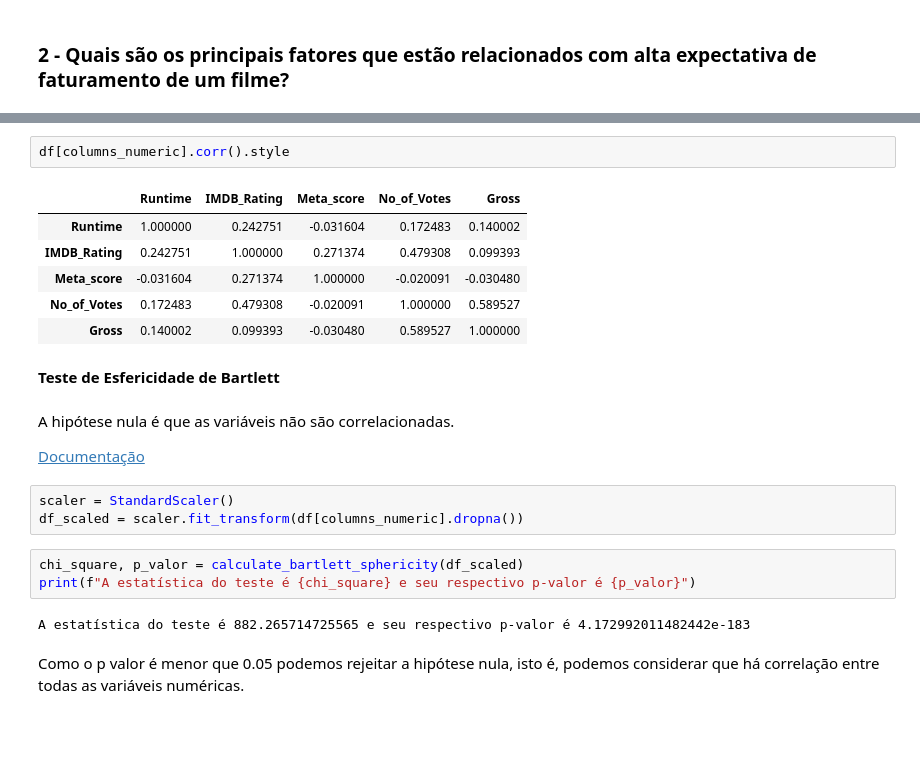
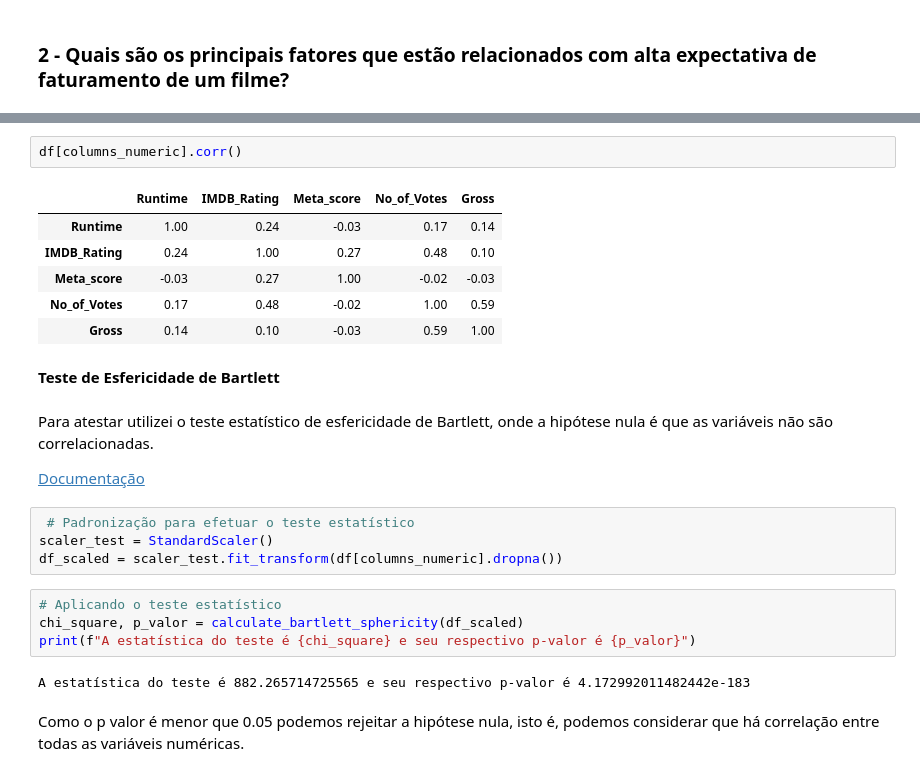
Before and after one commit to AurelioGuilherme/Desafio_Ciencia_de_Dados, a Jupyter notebook: Notebooks/LH_CD_AURELIO.ipynb, the cells around one changed output, grey strips where cells are left out. Saved outputs shown, nothing was run; the diff lists cells and outputs as text; blank space fills up the shorter version.

```diff
--- a/Notebooks/EDA.ipynb
+++ b/Notebooks/LH_CD_AURELIO.ipynb
@@ -1430,22 +1463,24 @@ O faturamento do filme tem maior correção positiva com a quantidade votos.
 # %%
-df[columns_numeric].corr().style
+df[columns_numeric].corr()
 # %% [output]
 |  | Runtime | IMDB_Rating | Meta_score | No_of_Votes | Gross |
-| Runtime | 1.000000 | 0.242751 | -0.031604 | 0.172483 | 0.140002 |
-| IMDB_Rating | 0.242751 | 1.000000 | 0.271374 | 0.479308 | 0.099393 |
-| Meta_score | -0.031604 | 0.271374 | 1.000000 | -0.020091 | -0.030480 |
-| No_of_Votes | 0.172483 | 0.479308 | -0.020091 | 1.000000 | 0.589527 |
-| Gross | 0.140002 | 0.099393 | -0.030480 | 0.589527 | 1.000000 |
+| Runtime | 1.00 | 0.24 | -0.03 | 0.17 | 0.14 |
+| IMDB_Rating | 0.24 | 1.00 | 0.27 | 0.48 | 0.10 |
+| Meta_score | -0.03 | 0.27 | 1.00 | -0.02 | -0.03 |
+| No_of_Votes | 0.17 | 0.48 | -0.02 | 1.00 | 0.59 |
+| Gross | 0.14 | 0.10 | -0.03 | 0.59 | 1.00 |
 # %% [markdown]
 **Teste de Esfericidade de Bartlett**
 # %% [markdown]
-A hipótese nula é que as variáveis não são correlacionadas.
+Para atestar utilizei o teste estatístico de esfericidade de Bartlett, onde a hipótese nula é que as variáveis não são correlacionadas.
 
 [Documentação](https://factor-analyzer.readthedocs.io/en/latest/index.html)
 # %%
-scaler = StandardScaler()
-df_scaled = scaler.fit_transform(df[columns_numeric].dropna())
+ # Padronização para efetuar o teste estatístico
+scaler_test = StandardScaler()
+df_scaled = scaler_test.fit_transform(df[columns_numeric].dropna())
 # %%
+# Aplicando o teste estatístico
 chi_square, p_valor = calculate_bartlett_sphericity(df_scaled)
 print(f"A estatística do teste é {chi_square} e seu respectivo p-valor é {p_valor}")
 # %% [output]
```
Also changed, not shown: parts of 69 cells of this notebook, 2 other files.
